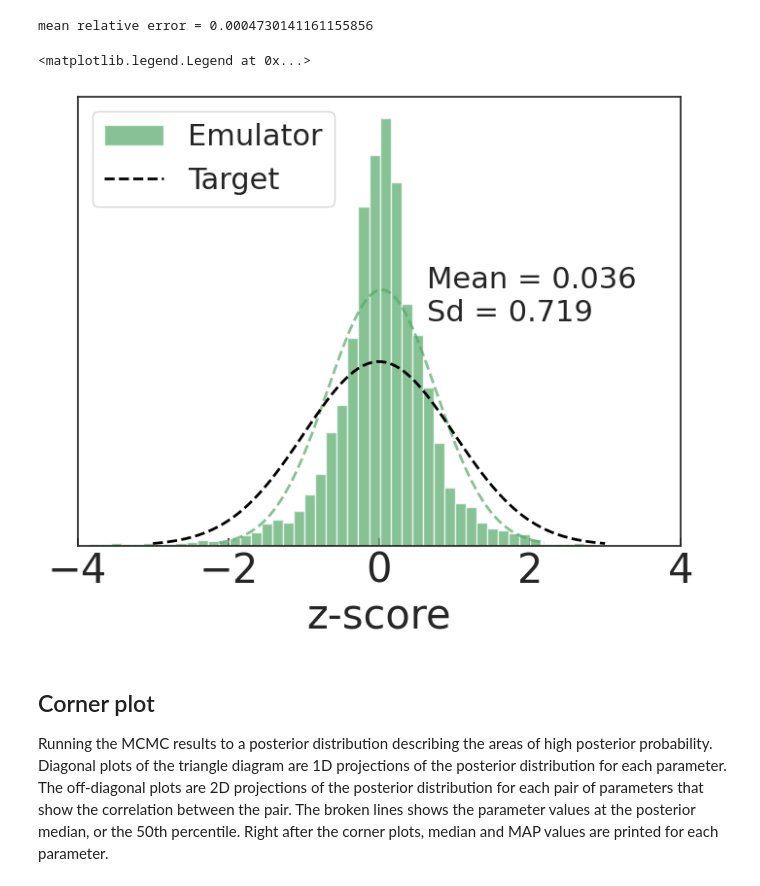
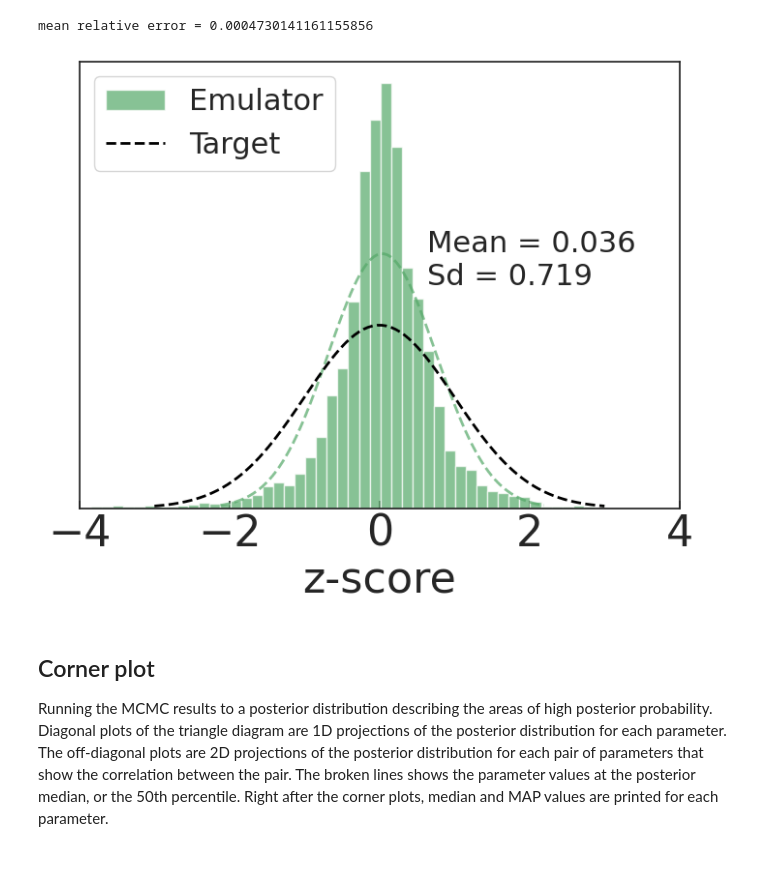
Before and after one commit to camcasuga/BayesianBK_results, a Jupyter notebook: analysis.ipynb, the cells around one changed output. Saved outputs shown, nothing was run; the diff lists cells and outputs as text; code cells hidden in the pictures.

```diff
--- a/analysis.ipynb
+++ b/analysis.ipynb
@@ -13,15 +13,16 @@ from my_functions import *
 from joblib import load
 sns.set()
 sns.set_style('ticks')
-plt.rcParams.update({'xtick.labelsize': 14,
-                     'ytick.labelsize': 14,
-                     'axes.labelsize': 16,
-                     'axes.titlesize': 20,
-                     'legend.fontsize': 14,
+plt.rcParams.update({'xtick.labelsize': 16,
+                     'ytick.labelsize': 16,
+                     'axes.labelsize': 18,
+                     'axes.titlesize': 22,
+                     'legend.fontsize': 16,
                      'legend.title_fontsize': 14,
                      #'figure.autolayout': True,
                      'xtick.direction': 'in',
                      'ytick.direction': 'in',})
+from scipy.optimize import basinhopping, minimize
 # %% [markdown]
 ## Initializing
 Load important files and data:
@@ -162,16 +181,15 @@ mean relative error = 0.0004730141161155856
 # %%
 fig, ax = plot_zscore(pred_val, train_val, sd_val, bins_ = 80, text_x = 0.58, text_y = 0.5)
 ax.set_yticklabels([])
 ax.set_ylabel("")
 ax.tick_params(which='major', axis = 'y', size = 0)
 ax.set_xlim(-4.0, 4.0)
-ax.xaxis.get_label().set_fontsize(30)
-ax.tick_params(axis='x', which='major', labelsize=30)
+ax.xaxis.get_label().set_fontsize(32)
+ax.tick_params(axis='x', which='major', labelsize=32)
 ax.legend(fontsize=22, loc='upper left')
-#fig.savefig("plots/{}_val_zscore.pdf".format(model_), bbox_inches='tight')
+fig.savefig("plots/{}_val_zscore.pdf".format(model_), bbox_inches='tight')
 # %% [output]
-<matplotlib.legend.Legend at 0x...>
-[figure, old version]
+[figure, new version]
 # %% [markdown]
 ## Corner plot
 Running the MCMC results to a posterior distribution describing the areas of high posterior probability. Diagonal plots of the triangle diagram are 1D projections of the posterior distribution for each parameter. The off-diagonal plots are 2D projections of the posterior distribution for each pair of parameters that show the correlation between the pair. The broken lines shows the parameter values at the posterior median, or the 50th percentile. Right after the corner plots, median and MAP values are printed for each parameter.
```
Also changed, not shown: parts of 24 cells of this notebook, 9 other files.
